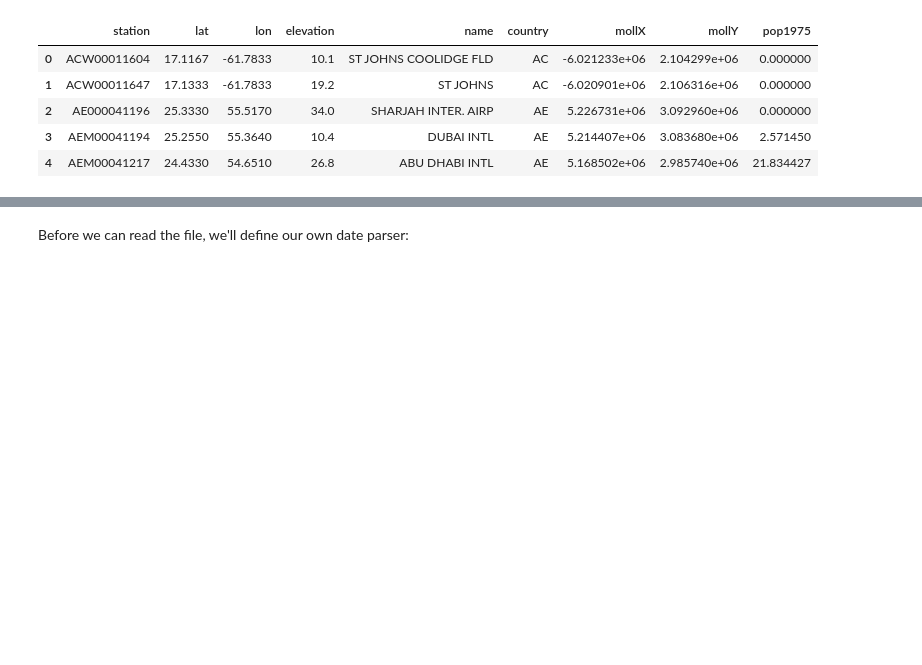
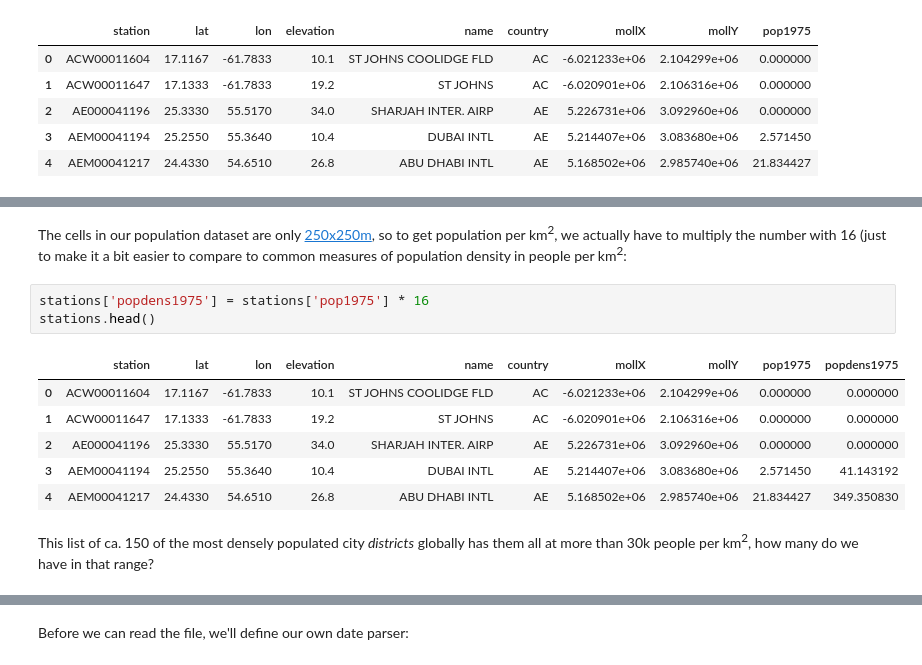
Before and after one commit to crstn/CISC, a Jupyter notebook: UHI-NOAA/NOAA_weather_station_data.ipynb, the cells around one changed output, grey strips where cells are left out. Cells and saved outputs as stored; diff of their text form; blank space fills up the shorter version.

```diff
--- a/UHI-NOAA/NOAA_weather_station_data.ipynb
+++ b/UHI-NOAA/NOAA_weather_station_data.ipynb
@@ -220,0 +234,14 @@ queryStation(stationID, stations, stationsIndex, k=5)
+# %% [markdown]
+The cells in our population dataset are only [250x250m](https://ghsl.jrc.ec.europa.eu/ghs_pop2019.php), so to get population per km<sup>2</sup>, we actually have to multiply the number with 16 (just to make it a bit easier to compare to common measures of population density in people per km<sup>2</sup>:
+# %%
+stations['popdens1975'] = stations['pop1975'] * 16
+stations.head()
+# %% [output]
+|  | station | lat | lon | elevation | name | country | mollX | mollY | pop1975 | popdens1975 |
+| 0 | ACW00011604 | 17.1167 | -61.7833 | 10.1 | ST JOHNS COOLIDGE FLD | AC | -6.021233e+06 | 2.104299e+06 | 0.000000 | 0.000000 |
+| 1 | ACW00011647 | 17.1333 | -61.7833 | 19.2 | ST JOHNS | AC | -6.020901e+06 | 2.106316e+06 | 0.000000 | 0.000000 |
+| 2 | AE000041196 | 25.3330 | 55.5170 | 34.0 | SHARJAH INTER. AIRP | AE | 5.226731e+06 | 3.092960e+06 | 0.000000 | 0.000000 |
+| 3 | AEM00041194 | 25.2550 | 55.3640 | 10.4 | DUBAI INTL | AE | 5.214407e+06 | 3.083680e+06 | 2.571450 | 41.143192 |
+| 4 | AEM00041217 | 24.4330 | 54.6510 | 26.8 | ABU DHABI INTL | AE | 5.168502e+06 | 2.985740e+06 | 21.834427 | 349.350830 |
+# %% [markdown]
+This list of ca. 150 of the most densely populated city *districts* globally has them all at more than 30k people per km<sup>2</sup>, how many do we have in that range?
```
Also changed, not shown: parts of 42 cells of this notebook.
